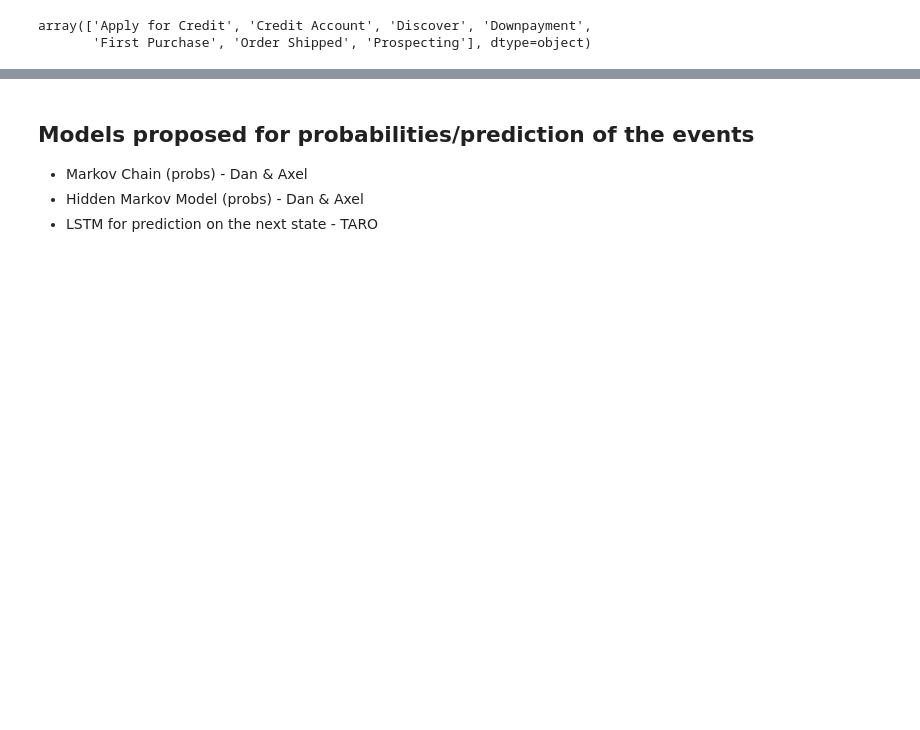
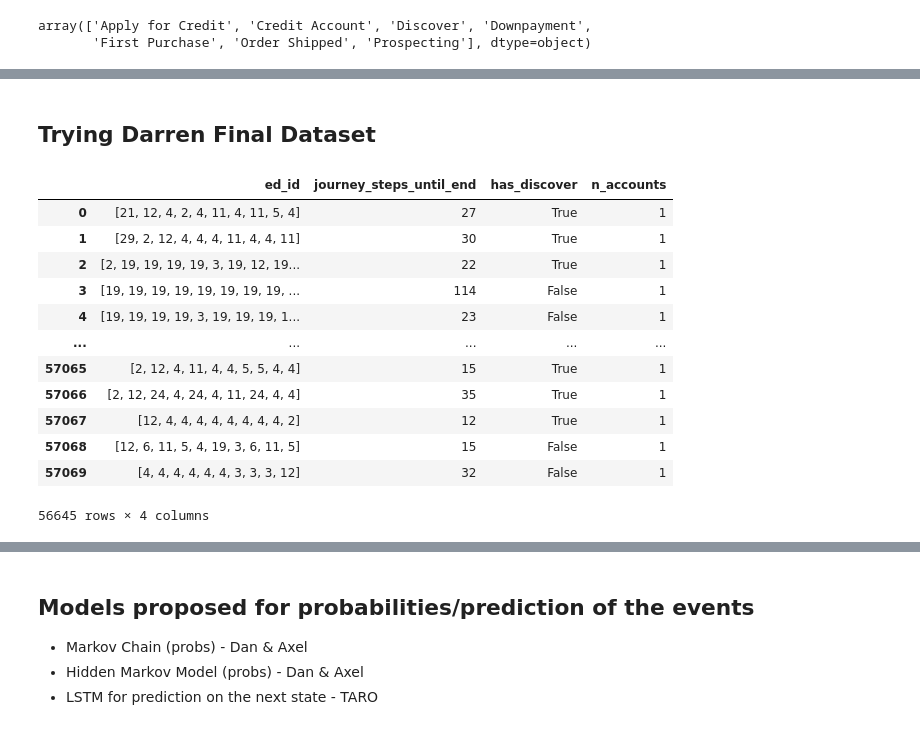
Before and after one commit to taroii/STATSM148, a Jupyter notebook: Python-Files/DataCleaning-FE-Axel.ipynb, the cells around one changed output, grey strips where cells are left out. Drawn from its saved outputs; the diff is of its cells as text; code cells hidden in the pictures; blank space fills up the shorter version.

```diff
--- a/Python-Files/DataCleaning-FE-Axel.ipynb
+++ b/Python-Files/DataCleaning-FE-Axel.ipynb
@@ -250,3 +345,64 @@ new_df
 | 2104873 | 5414 | 1995603037 | 11 | add_to_cart | 2023-08-26 18:44:37 | 25 | First Purchase | ... |
 | 2104874 | 5414 | 1995603037 | 5 | view_cart | 2023-08-26 18:44:37 | 26 | First Purchase | ... |
 | 2104875 | 5414 | 1995603037 | 6 | begin_checkout | 2023-08-26 18:44:37 | 27 | First Purchase | ... |
+# %% [markdown]
+## Trying Darren Final Dataset
+# %%
+data = pd.read_csv('../../1. Data/smaller_sample.csv')
+event_defs = pd.read_csv('../../1. Data/Event+Definitions.csv')
+# data.customer_id = list(range(0, len(data)))
+df = fingerhut_data_cleaner(data, event_defs)
+
+idxs = list(df[df['event_name'] == 'promotion_created'].index)
+df.drop(idxs, inplace=True)
+df.reset_index(drop=True, inplace=True)
+
+def add_downpayment_cleared(df):
+    downpaymen_cleared = df.groupby('customer_id')['ed_id'].apply(lambda x: 27 in x.values).reset_index(name='downpayment_cleared')
+    return pd.merge(df, downpaymen_cleared, on='customer_id')
+
+df = add_n_accounts(df)
+df = add_has_discover(df)
+df = add_downpayment_cleared(df)
+
+# Filter customers with at least 10 events and downpayment not cleared in the first 10 events.
+# Want to see if models can predict whether or not a customer clears downpayment by only looking
+# at first 10 actions.
+
+df = df.sort_values(
+        ['customer_id', 'journey_steps_until_end']
+    ).groupby(['customer_id'], sort=False).agg(
+        {
+            'ed_id': lambda x: list(x)[:10],
+            'journey_steps_until_end': lambda x: list(x)[-1],
+            'has_discover': 'first',
+            'downpayment_cleared': 'first',
+            'n_accounts': 'first',
+        }
+)
+
+df = df[df.ed_id.apply(lambda x: len(x) == 10)]
+
+df = df.reset_index()
+
+idx = df[df.ed_id.apply(lambda x: 27 in x)].index
+df.drop(idx, inplace=True)
+
+df_X = df.drop(columns=['downpayment_cleared', 'customer_id'])
+target = df.downpayment_cleared.astype(int)
+# %%
+df_X
+# %% [output]
+|  | ed_id | journey_steps_until_end | has_discover | n_accounts |
+| 0 | [21, 12, 4, 2, 4, 11, 4, 11, 5, 4] | 27 | True | 1 |
+| 1 | [29, 2, 12, 4, 4, 4, 11, 4, 4, 11] | 30 | True | 1 |
+| 2 | [2, 19, 19, 19, 19, 3, 19, 12, 19... | 22 | True | 1 |
+| 3 | [19, 19, 19, 19, 19, 19, 19, 19, ... | 114 | False | 1 |
+| 4 | [19, 19, 19, 19, 3, 19, 19, 19, 1... | 23 | False | 1 |
+| ... | ... | ... | ... | ... |
+| 57065 | [2, 12, 4, 11, 4, 4, 5, 5, 4, 4] | 15 | True | 1 |
+| 57066 | [2, 12, 24, 4, 24, 4, 11, 24, 4, 4] | 35 | True | 1 |
+| 57067 | [12, 4, 4, 4, 4, 4, 4, 4, 4, 2] | 12 | True | 1 |
+| 57068 | [12, 6, 11, 5, 4, 19, 3, 6, 11, 5] | 15 | False | 1 |
+| 57069 | [4, 4, 4, 4, 4, 4, 3, 3, 3, 12] | 32 | False | 1 |
+56645 rows × 4 columns
```
Also changed, not shown: parts of 12 cells of this notebook, 1 other file.
